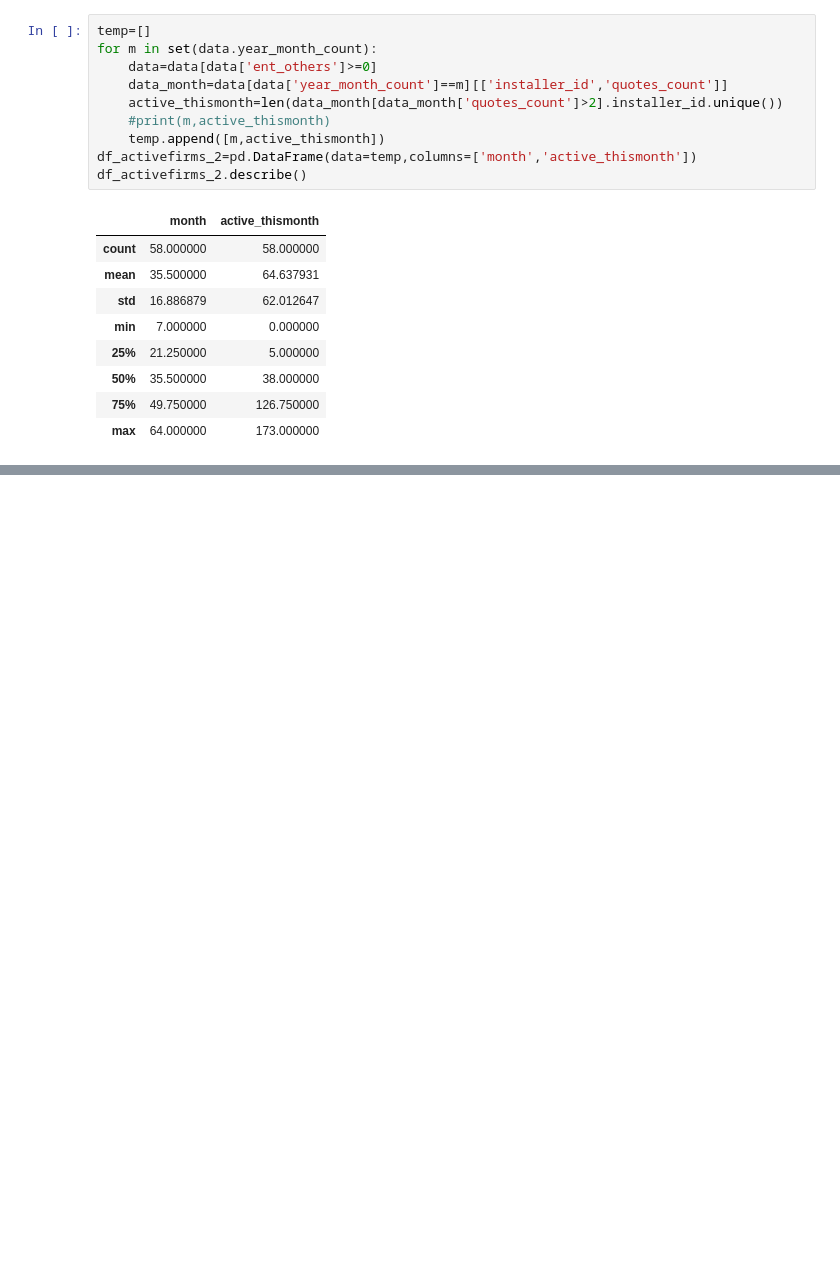
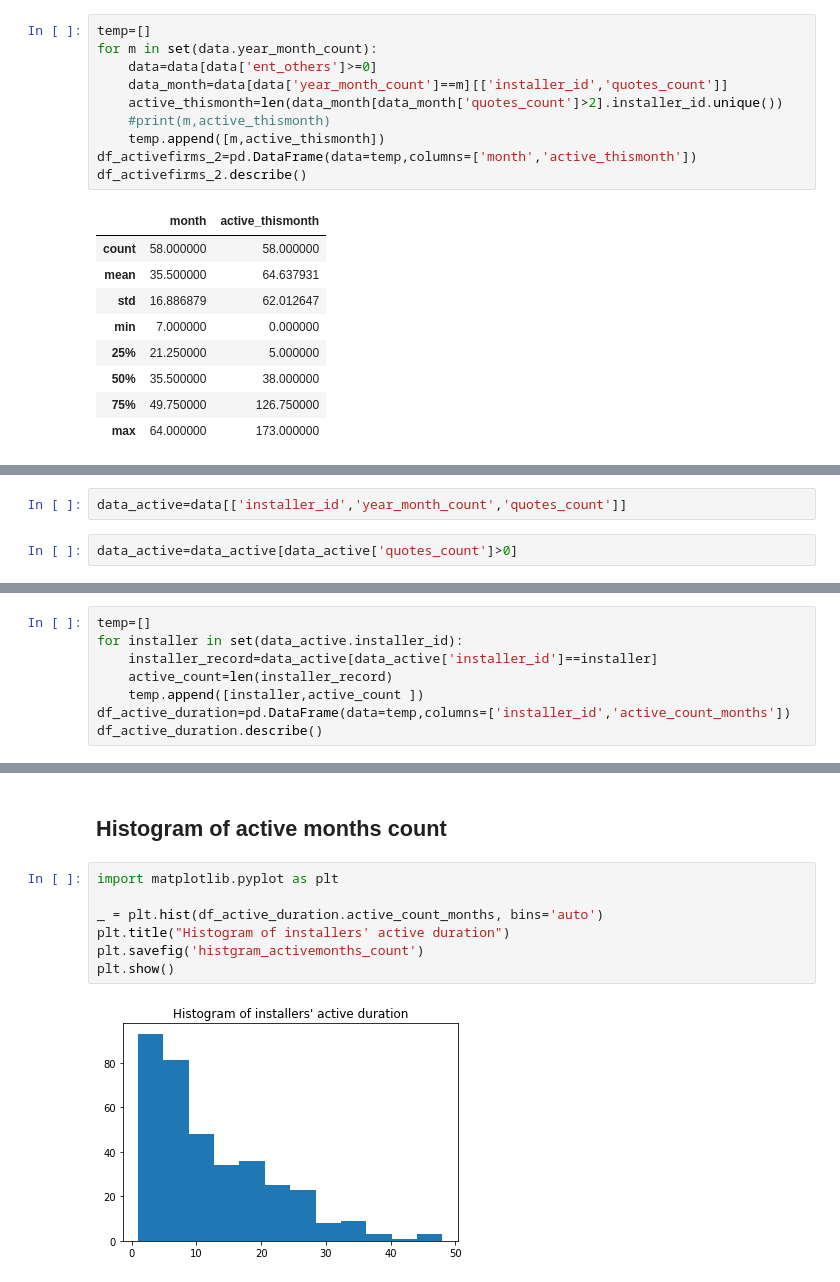
Before and after one commit to herbsh/solar_project, a Jupyter notebook: 1_code/robustness_issue5.ipynb, the cells around one changed output, grey strips where cells are left out. Cells and saved outputs as stored; diff of their text form; blank space fills up the shorter version.

```diff
--- a/1_code/robustness_issue5.ipynb
+++ b/1_code/robustness_issue5.ipynb
@@ -141,0 +183,4 @@ df_activefirms_2.describe()
+# %%
+data_active=data[['installer_id','year_month_count','quotes_count']]
+# %%
+data_active=data_active[data_active['quotes_count']>0]
@@ -141,0 +199,8 @@ df_activefirms_2.describe()
+# %%
+temp=[]
+for installer in set(data_active.installer_id):
+    installer_record=data_active[data_active['installer_id']==installer]
+    active_count=len(installer_record)
+    temp.append([installer,active_count ])
+df_active_duration=pd.DataFrame(data=temp,columns=['installer_id','active_count_months'])
+df_active_duration.describe()
@@ -141,0 +217,11 @@ df_activefirms_2.describe()
+# %% [markdown]
+## Histogram of active months count
+# %%
+import matplotlib.pyplot as plt
+
+_ = plt.hist(df_active_duration.active_count_months, bins='auto')
+plt.title("Histogram of installers' active duration")
+plt.savefig('histgram_activemonths_count')
+plt.show()
+# %% [output]
+[figure, added]
```
Also changed, not shown: parts of 8 cells of this notebook, 6 other files.
